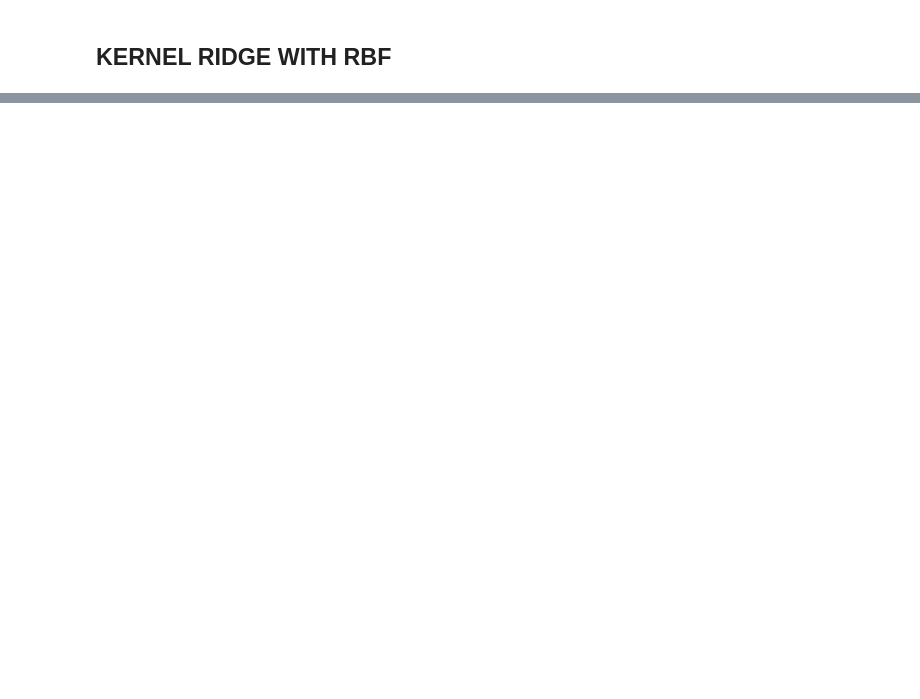
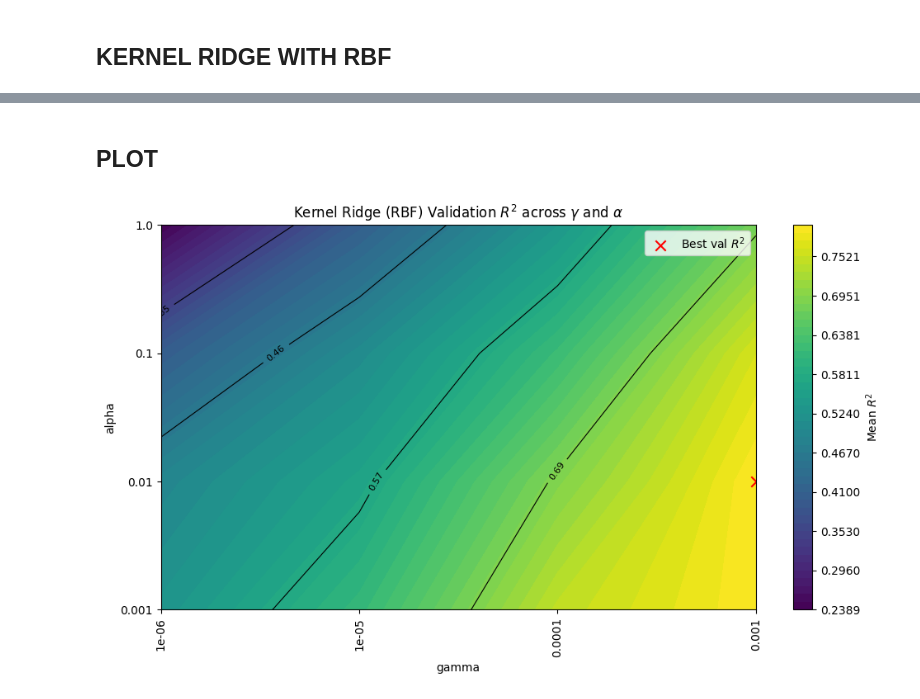
Before and after one commit to ConnorIrvine/Gesture-Recognition, a Jupyter notebook: dataset_cleaning/run_linear_regression.ipynb, the cells around one changed output, grey strips where cells are left out. Saved outputs shown, nothing was run; the diff lists cells and outputs as text; code cells hidden in the pictures; blank space fills up the shorter version.

```diff
--- a/dataset_cleaning/run_linear_regression.ipynb
+++ b/dataset_cleaning/run_linear_regression.ipynb
@@ -617,0 +735,5 @@ MemoryError: Unable to allocate 49.1 GiB for an array with shape (81146, 81146)
+# %%
+#SAVE RESULTS RBF TO PICKLE
+import pickle
+with open('krr_rbf_results.pkl', 'wb') as f:
+    pickle.dump(results_rbf, f)
@@ -617,0 +864,57 @@ MemoryError: Unable to allocate 49.1 GiB for an array with shape (81146, 81146)
+# %% [markdown]
+## PLOT
+# %%
+# ---- Contour plot for Kernel Ridge (RBF) results ----
+# Expects: results_rbf (list of dicts), gammas (list), alphas_kernel (list)
+
+import numpy as np
+import matplotlib.pyplot as plt
+
+# Build validation R^2 grid: rows=alpha, cols=gamma
+r2_val_grid = np.full((len(alphas_kernel), len(gammas)), np.nan, dtype=float)
+r2_train_grid = np.full((len(alphas_kernel), len(gammas)), np.nan, dtype=float)
+
+gamma_to_j = {g: j for j, g in enumerate(gammas)}
+alpha_to_i = {a: i for i, a in enumerate(alphas_kernel)}
+
+for row in results_rbf:
+    i = alpha_to_i[row["alpha"]]
+    j = gamma_to_j[row["gamma"]]
+    r2_val_grid[i, j] = row["r2_val"]
+    r2_train_grid[i, j] = row["r2_train"]
+
+XX, YY = np.meshgrid(np.arange(len(gammas)), np.arange(len(alphas_kernel)))
+
+# Choose which surface to plot
+Z = r2_val_grid  # <- change to r2_train_grid if you want train instead
+
+vmin = float(np.nanmin(Z))
+vmax = float(np.nanmax(Z))
+levels_f = np.linspace(vmin, vmax, 50)
+
+plt.figure(figsize=(10, 6))
+plt.contourf(XX, YY, Z, levels=levels_f, cmap="viridis")
+plt.colorbar(label="Mean $R^2$")
+
+# Contour lines (auto-chosen, 6 levels)
+levels_c = np.linspace(vmin, vmax, 6)
+CS = plt.contour(XX, YY, Z, levels=levels_c, colors="k", linewidths=0.8)
+plt.clabel(CS, CS.levels, inline=True, fontsize=8, fmt="%.2f")
+
+plt.title("Kernel Ridge (RBF) Validation $R^2$ across $\\gamma$ and $\\alpha$")
+plt.xlabel("gamma")
+plt.ylabel("alpha")
+
+plt.xticks(np.arange(len(gammas)), [str(g) for g in gammas], rotation=90)
+plt.yticks(np.arange(len(alphas_kernel)), [str(a) for a in alphas_kernel])
+
+# Mark best point (highest validation R^2)
+best_idx = np.nanargmax(r2_val_grid)
+best_i, best_j = np.unravel_index(best_idx, r2_val_grid.shape)
+plt.scatter(best_j, best_i, c="red", s=80, marker="x", label="Best val $R^2$")
+plt.legend(loc="best")
+
+plt.tight_layout()
+plt.show()
+# %% [output]
+[figure, added]
```
Also changed, not shown: parts of 13 cells of this notebook, 1 other file.
